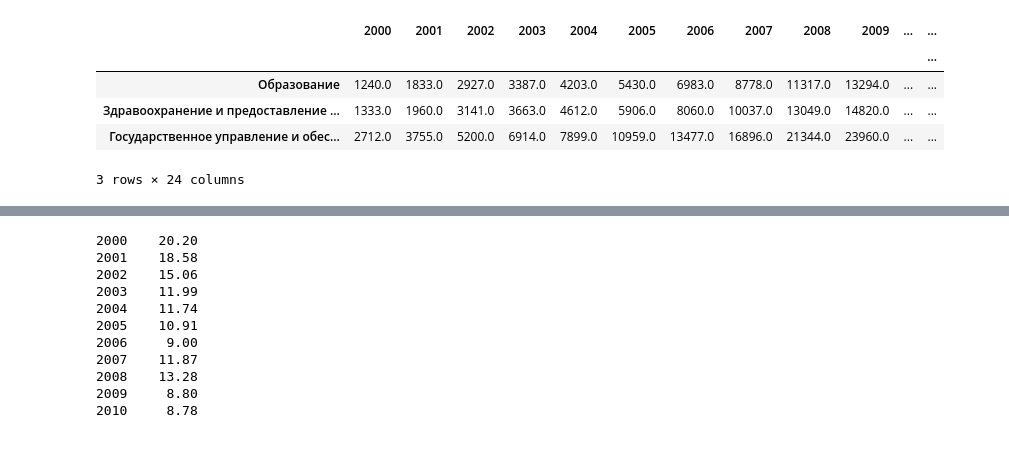
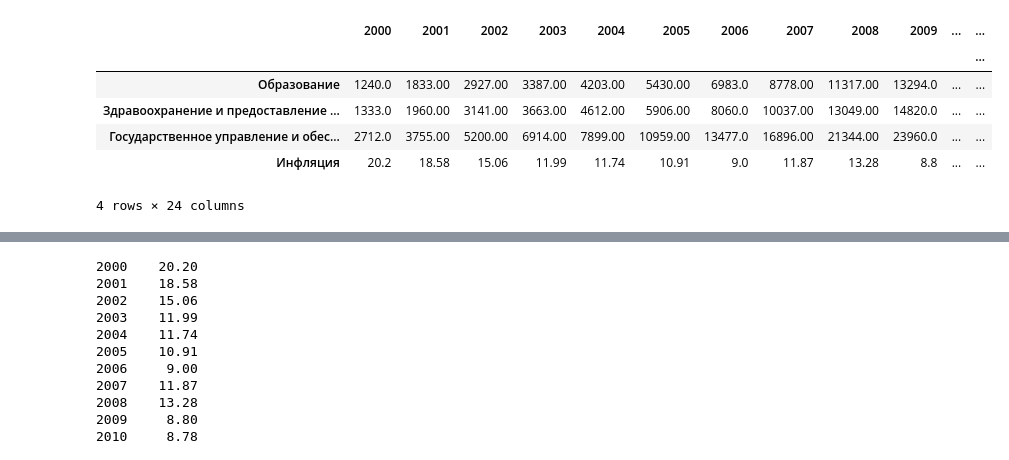
Before and after one commit to Borislove/salary-analysis-643-py, a Jupyter notebook: salary_analysis_643_py.ipynb, the cells around one changed output, grey strips where cells are left out. Saved outputs shown, nothing was run; the diff lists cells and outputs as text; code cells hidden in the pictures.

```diff
--- a/salary_analysis_643_py.ipynb
+++ b/salary_analysis_643_py.ipynb
@@ -10,12 +11,13 @@ pd.options.display.expand_frame_repr = False
 # %%
 # ---------DATA-------------
 url = 'https://raw.githubusercontent.com/Borislove/files/main/data/data.csv'
 DATA = pd.read_csv(url, index_col=0)
-DATA.head(3)
+DATA.head()
 # %% [output]
 |  | 2000 | 2001 | 2002 | 2003 | 2004 | 2005 | 2006 | 2007 | 2008 | 2009 | ... | ... |
 |  |  |  |  |  |  |  |  |  |  |  |  | ... |
-| Образование | 1240.0 | 1833.0 | 2927.0 | 3387.0 | 4203.0 | 5430.0 | 6983.0 | 8778.0 | 11317.0 | 13294.0 | ... | ... |
-| Здравоохранение и предоставление ... | 1333.0 | 1960.0 | 3141.0 | 3663.0 | 4612.0 | 5906.0 | 8060.0 | 10037.0 | 13049.0 | 14820.0 | ... | ... |
-| Государственное управление и обес... | 2712.0 | 3755.0 | 5200.0 | 6914.0 | 7899.0 | 10959.0 | 13477.0 | 16896.0 | 21344.0 | 23960.0 | ... | ... |
+| Образование | 1240.0 | 1833.00 | 2927.00 | 3387.00 | 4203.00 | 5430.00 | 6983.0 | 8778.00 | 11317.00 | 13294.0 | ... | ... |
+| Здравоохранение и предоставление ... | 1333.0 | 1960.00 | 3141.00 | 3663.00 | 4612.00 | 5906.00 | 8060.0 | 10037.00 | 13049.00 | 14820.0 | ... | ... |
+| Государственное управление и обес... | 2712.0 | 3755.00 | 5200.00 | 6914.00 | 7899.00 | 10959.00 | 13477.0 | 16896.00 | 21344.00 | 23960.0 | ... | ... |
+| Инфляция | 20.2 | 18.58 | 15.06 | 11.99 | 11.74 | 10.91 | 9.0 | 11.87 | 13.28 | 8.8 | ... | ... |
-3 rows × 24 columns
+4 rows × 24 columns
```
Also changed, not shown: parts of 51 cells of this notebook.
